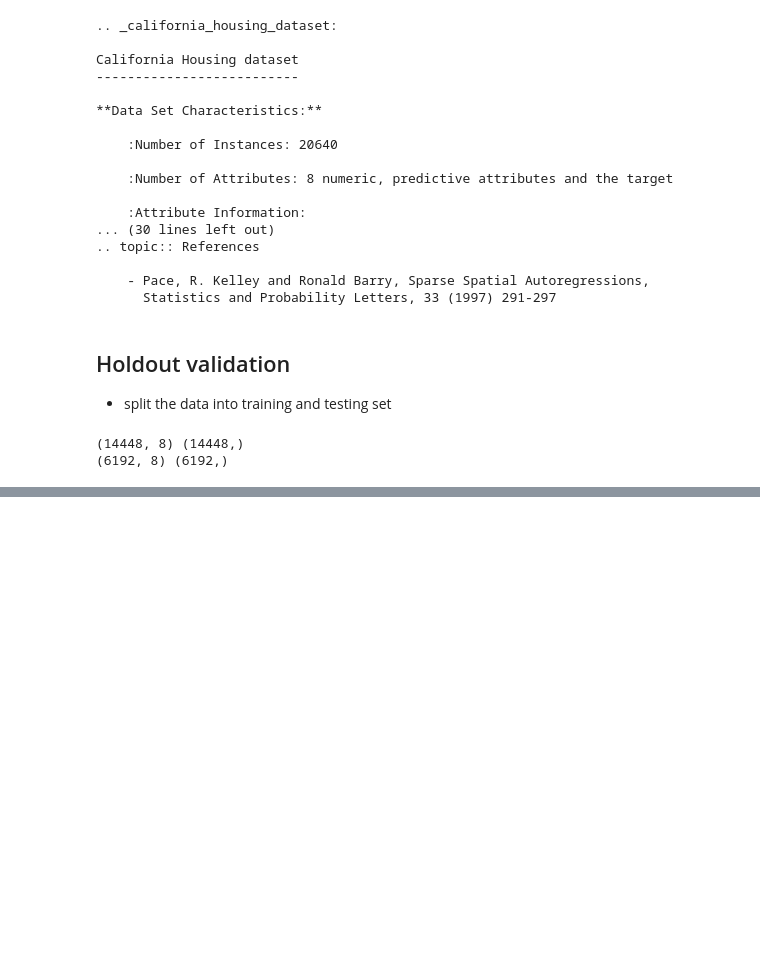
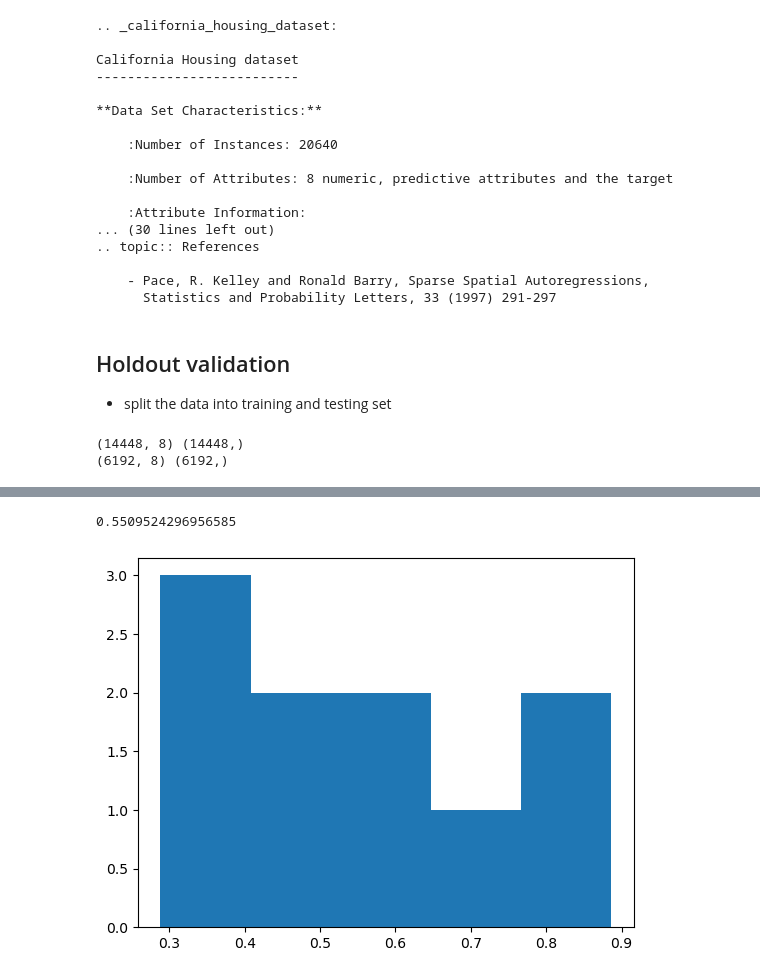
Before and after one commit to kodebot/ai_playground, a Jupyter notebook: unsorted/corss_validation/01.cross_validation.ipynb, the cells around one changed output, grey strips where cells are left out. Cells and saved outputs as stored; diff of their text form; code cells hidden in the pictures; blank space fills up the shorter version.

```diff
--- a/unsorted/corss_validation/01.cross_validation.ipynb
+++ b/unsorted/corss_validation/01.cross_validation.ipynb
@@ -95,0 +120,7 @@ np.sqrt(mean_squared_error(y_test, predictions))
+# %%
+scores = cross_val_score(model, df, y, cv=10, scoring="neg_mean_squared_error") * -1
+plt.hist(scores, bins=5)
+scores.mean()
+# %% [output]
+0.5509524296956585
+[figure, added]
```
Also changed, not shown: parts of 5 cells of this notebook.
